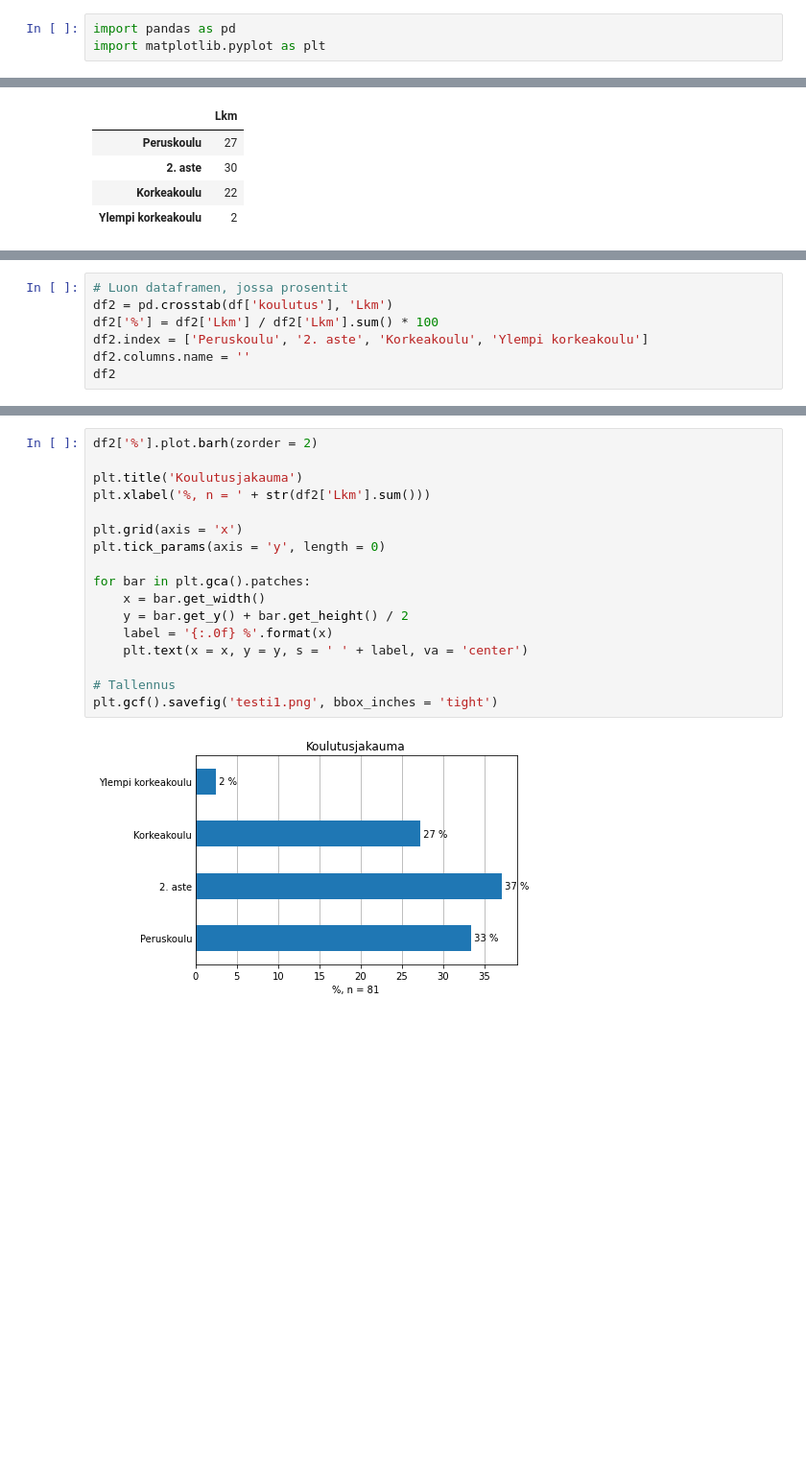
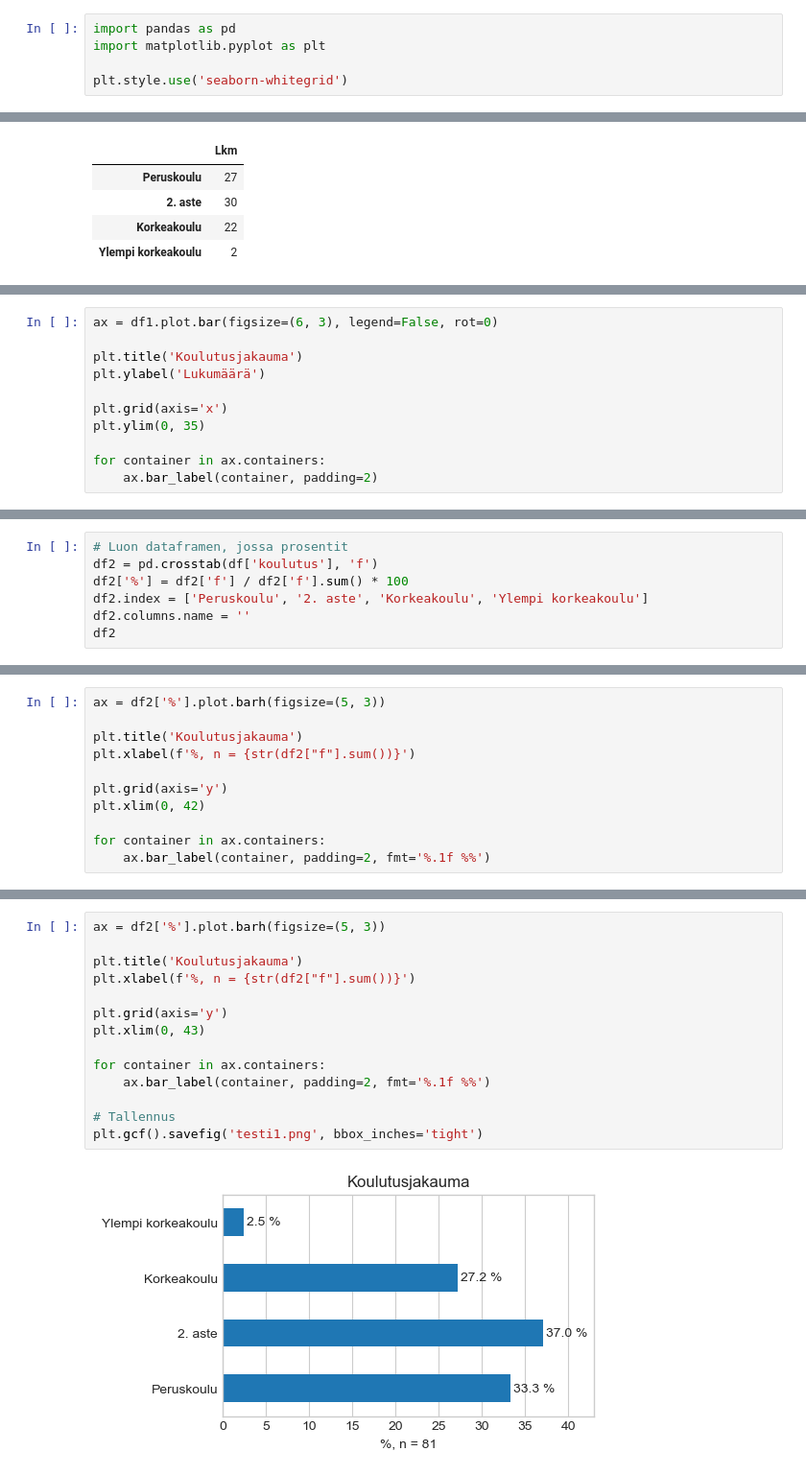
Before and after one commit to taanila/kaaviot, a Jupyter notebook: matplotlib1.ipynb, the cells around one changed output, grey strips where cells are left out. Shown at 96% size. Cells and saved outputs as stored; diff of their text form; blank space fills up the shorter version.

```diff
--- a/matplotlib1.ipynb
+++ b/matplotlib1.ipynb
@@ -15,6 +19,8 @@ Lue lisää https://matplotlib.org/stable/api/pyplot_summary.html
 # %%
 import pandas as pd
 import matplotlib.pyplot as plt
+
+plt.style.use('seaborn-whitegrid')
 # %%
 df = pd.read_excel('https://taanila.fi/data1.xlsx')
 df.head()
@@ -136,0 +100,11 @@ for i, v in enumerate(df1['Lkm']):
+# %%
+ax = df1.plot.bar(figsize=(6, 3), legend=False, rot=0)
+
+plt.title('Koulutusjakauma')
+plt.ylabel('Lukumäärä')
+
+plt.grid(axis='x')
+plt.ylim(0, 35)
+
+for container in ax.containers:
+    ax.bar_label(container, padding=2)
@@ -139,7 +115,7 @@ for i, v in enumerate(df1['Lkm']):
 # %%
 # Luon dataframen, jossa prosentit
-df2 = pd.crosstab(df['koulutus'], 'Lkm')
-df2['%'] = df2['Lkm'] / df2['Lkm'].sum() * 100
+df2 = pd.crosstab(df['koulutus'], 'f')
+df2['%'] = df2['f'] / df2['f'].sum() * 100
 df2.index = ['Peruskoulu', '2. aste', 'Korkeakoulu', 'Ylempi korkeakoulu']
 df2.columns.name = ''
 df2
@@ -169,0 +136,11 @@ for bar in plt.gca().patches:
+# %%
+ax = df2['%'].plot.barh(figsize=(5, 3))
+
+plt.title('Koulutusjakauma')
+plt.xlabel(f'%, n = {str(df2["f"].sum())}')
+
+plt.grid(axis='y')
+plt.xlim(0, 42)
+
+for container in ax.containers:
+    ax.bar_label(container, padding=2, fmt='%.1f %%')
@@ -178,20 +157,17 @@ Tallennusmuoto määräytyy  tiedostonimen tarkentimen (esim. png) perusteella.
 # %%
-df2['%'].plot.barh(zorder = 2)
+ax = df2['%'].plot.barh(figsize=(5, 3))
 
 plt.title('Koulutusjakauma')
-plt.xlabel('%, n = ' + str(df2['Lkm'].sum()))
+plt.xlabel(f'%, n = {str(df2["f"].sum())}')
 
-plt.grid(axis = 'x')
-plt.tick_params(axis = 'y', length = 0)
+plt.grid(axis='y')
+plt.xlim(0, 43)
 
-for bar in plt.gca().patches:
-    x = bar.get_width()
-    y = bar.get_y() + bar.get_height() / 2
-    label = '{:.0f} %'.format(x)
-    plt.text(x = x, y = y, s = ' ' + label, va = 'center')
+for container in ax.containers:
+    ax.bar_label(container, padding=2, fmt='%.1f %%')
 
 # Tallennus
-plt.gcf().savefig('testi1.png', bbox_inches = 'tight')
+plt.gcf().savefig('testi1.png', bbox_inches='tight')
 # %% [output]
-[figure, old version]
+[figure, new version]
 # %% [markdown]
```
Also changed, not shown: parts of 22 cells of this notebook.
